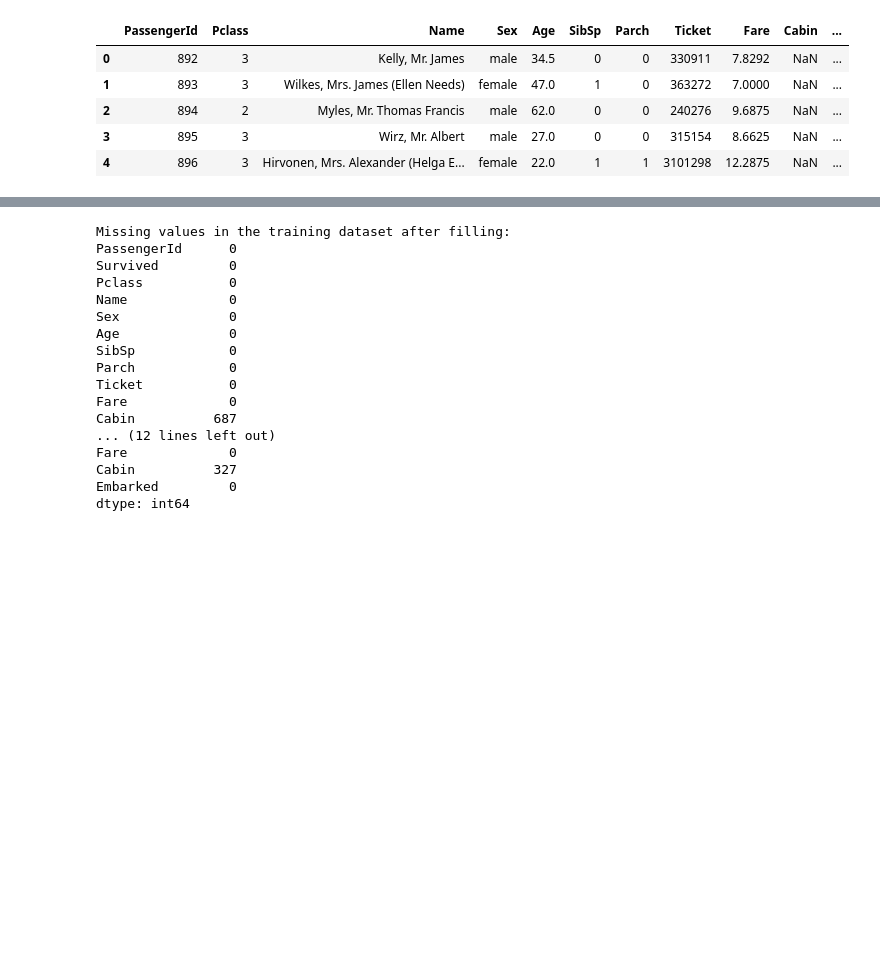
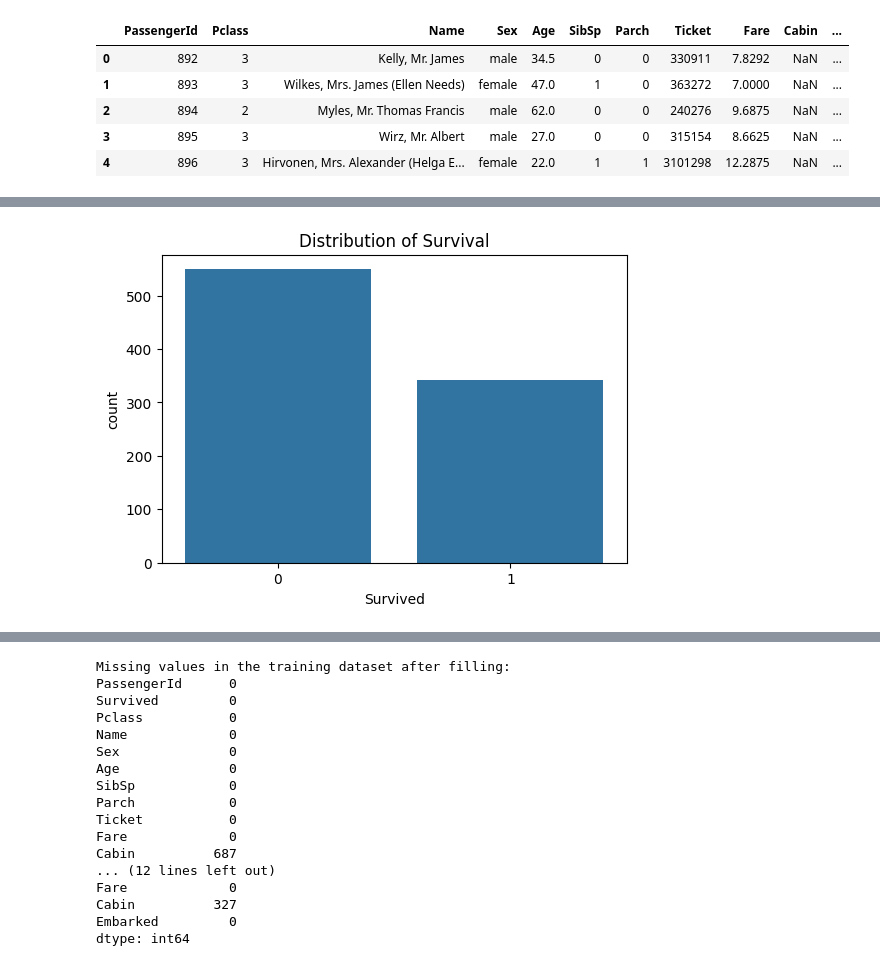
Before and after one commit to irsalsabil/titanic, a Jupyter notebook: train_titanic_model.ipynb, the cells around one changed output, grey strips where cells are left out. Saved outputs shown, nothing was run; the diff lists cells and outputs as text; code cells hidden in the pictures; blank space fills up the shorter version.

```diff
--- a/train_titanic_model.ipynb
+++ b/train_titanic_model.ipynb
@@ -61,0 +102,8 @@ dtype: int64
+# %%
+# Visualize distribution of target variable
+plt.figure(figsize=(6, 4))
+sns.countplot(x='Survived', data=train_df)
+plt.title('Distribution of Survival')
+plt.show()
+# %% [output]
+[figure, added]
```
Also changed, not shown: parts of 6 cells of this notebook.
